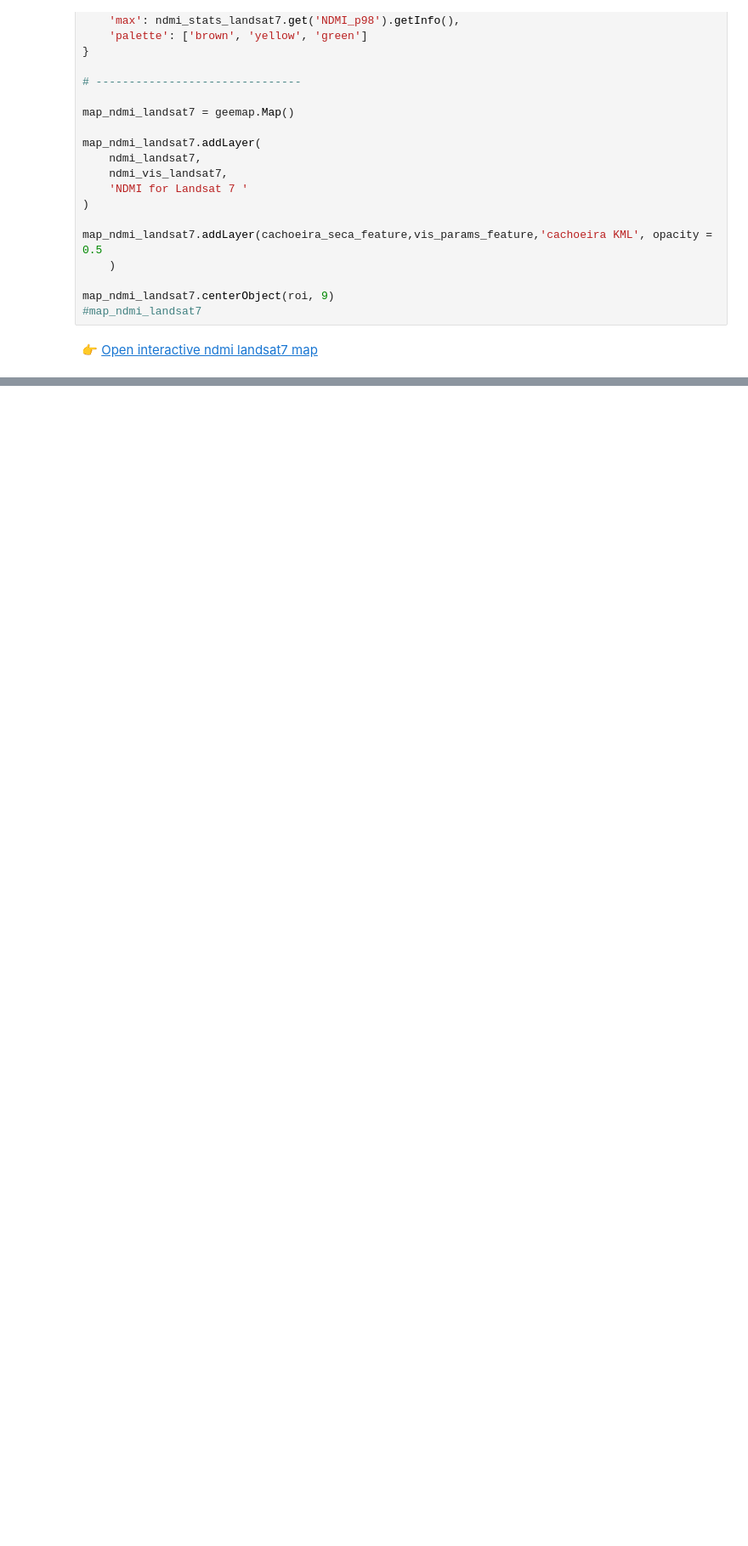
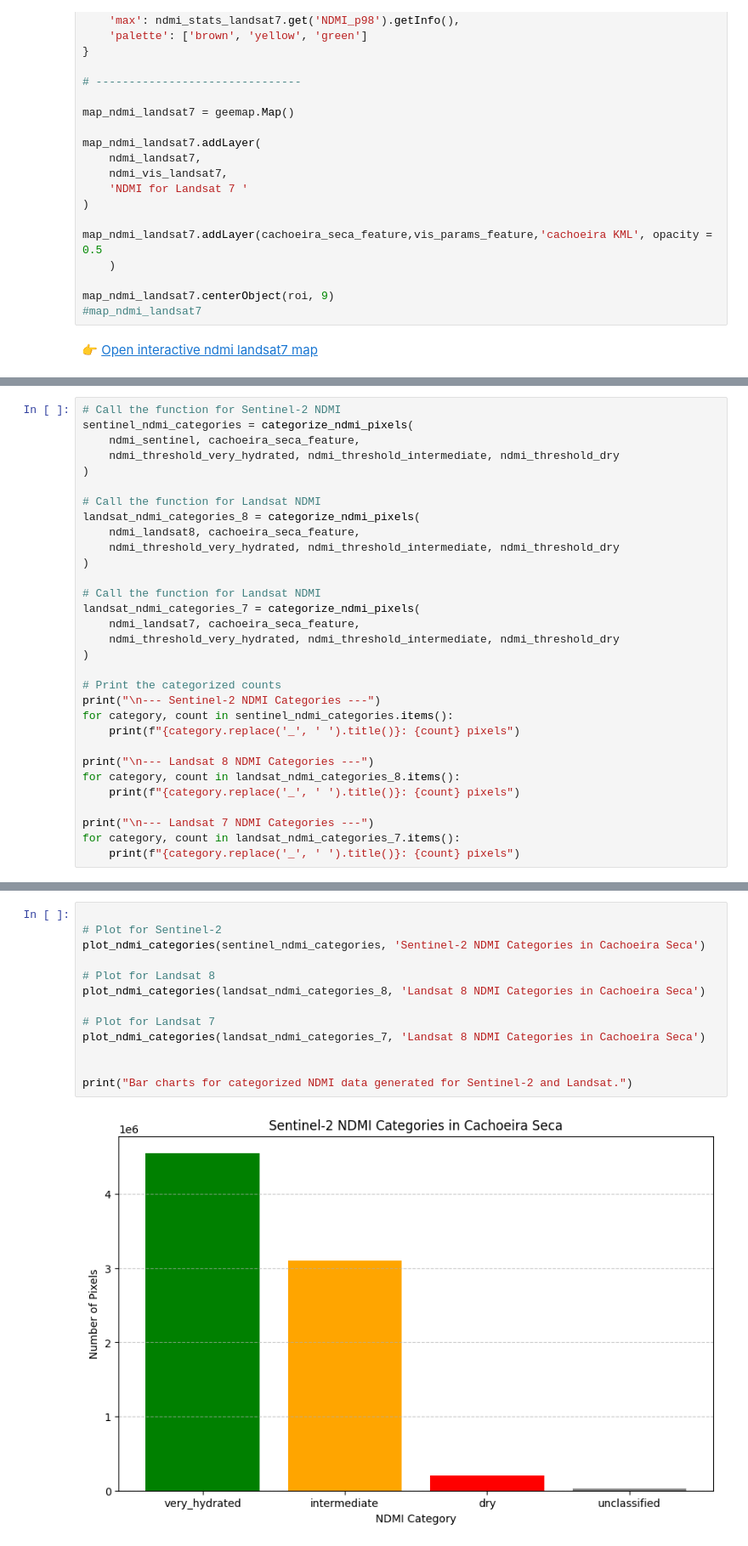
Before and after one commit to rociolopeth/Amazonia-deforestation, a Jupyter notebook: deforestation_amazonas_visualization.ipynb, the cells around one changed output, grey strips where cells are left out. Shown at 85% size. Saved outputs shown, nothing was run; the diff lists cells and outputs as text; blank space fills up the shorter version.

```diff
--- a/deforestation_amazonas_visualization.ipynb
+++ b/deforestation_amazonas_visualization.ipynb
@@ -498,0 +592,31 @@ map_ndmi_landsat7.centerObject(roi, 9)
+# %%
+# Call the function for Sentinel-2 NDMI
+sentinel_ndmi_categories = categorize_ndmi_pixels(
+    ndmi_sentinel, cachoeira_seca_feature,
+    ndmi_threshold_very_hydrated, ndmi_threshold_intermediate, ndmi_threshold_dry
+)
+
+# Call the function for Landsat NDMI
+landsat_ndmi_categories_8 = categorize_ndmi_pixels(
+    ndmi_landsat8, cachoeira_seca_feature,
+    ndmi_threshold_very_hydrated, ndmi_threshold_intermediate, ndmi_threshold_dry
+)
+
+# Call the function for Landsat NDMI
+landsat_ndmi_categories_7 = categorize_ndmi_pixels(
+    ndmi_landsat7, cachoeira_seca_feature,
+    ndmi_threshold_very_hydrated, ndmi_threshold_intermediate, ndmi_threshold_dry
+)
+
+# Print the categorized counts
+print("\n--- Sentinel-2 NDMI Categories ---")
+for category, count in sentinel_ndmi_categories.items():
+    print(f"{category.replace('_', ' ').title()}: {count} pixels")
+
+print("\n--- Landsat 8 NDMI Categories ---")
+for category, count in landsat_ndmi_categories_8.items():
+    print(f"{category.replace('_', ' ').title()}: {count} pixels")
+
+print("\n--- Landsat 7 NDMI Categories ---")
+for category, count in landsat_ndmi_categories_7.items():
+    print(f"{category.replace('_', ' ').title()}: {count} pixels")
@@ -498,0 +645,15 @@ map_ndmi_landsat7.centerObject(roi, 9)
+# %%
+
+# Plot for Sentinel-2
+plot_ndmi_categories(sentinel_ndmi_categories, 'Sentinel-2 NDMI Categories in Cachoeira Seca')
+
+# Plot for Landsat 8
+plot_ndmi_categories(landsat_ndmi_categories_8, 'Landsat 8 NDMI Categories in Cachoeira Seca')
+
+# Plot for Landsat 7
+plot_ndmi_categories(landsat_ndmi_categories_7, 'Landsat 8 NDMI Categories in Cachoeira Seca')
+
+
+print("Bar charts for categorized NDMI data generated for Sentinel-2 and Landsat.")
+# %% [output]
+[figure, added]
```
Also changed, not shown: parts of 12 cells of this notebook.
